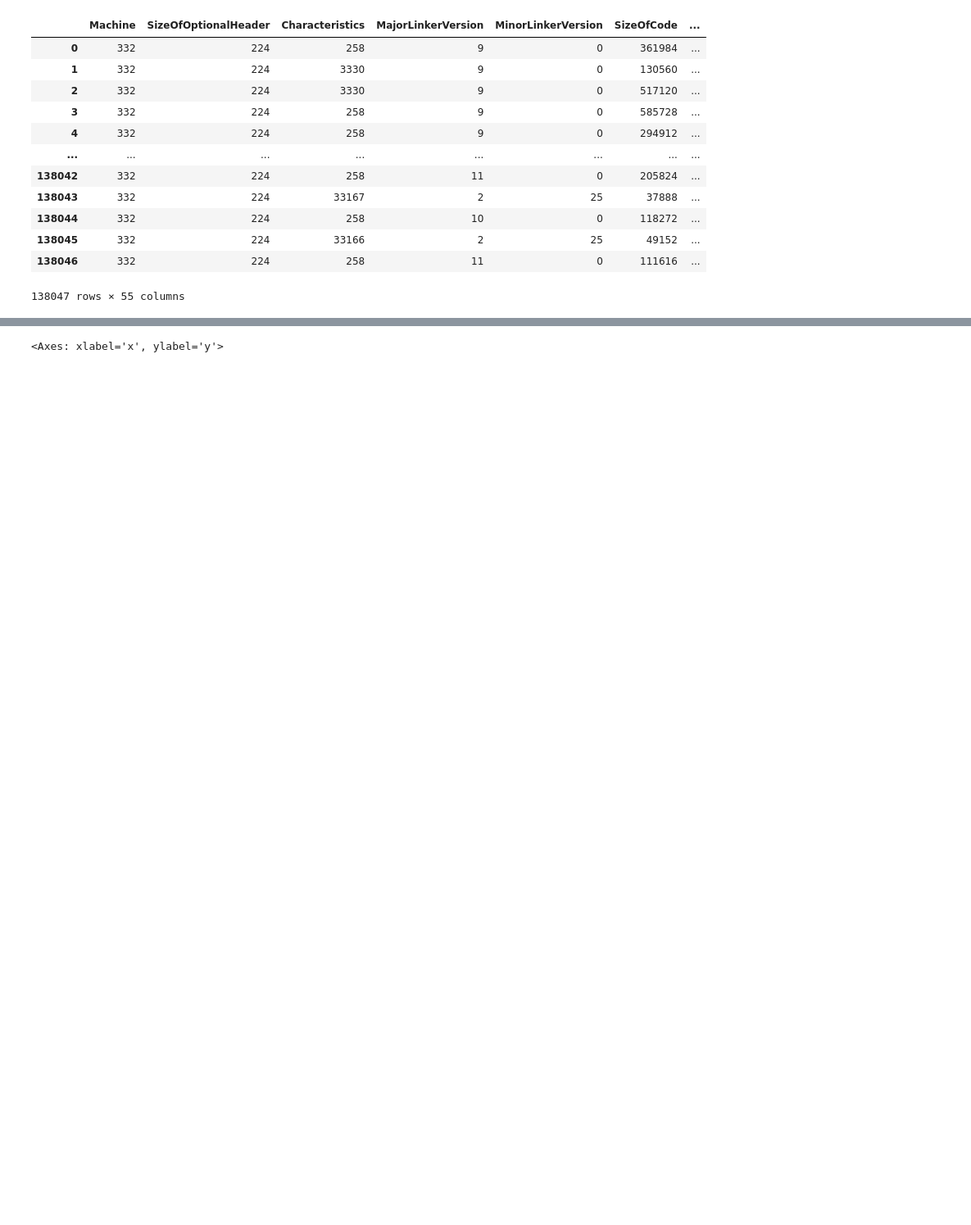
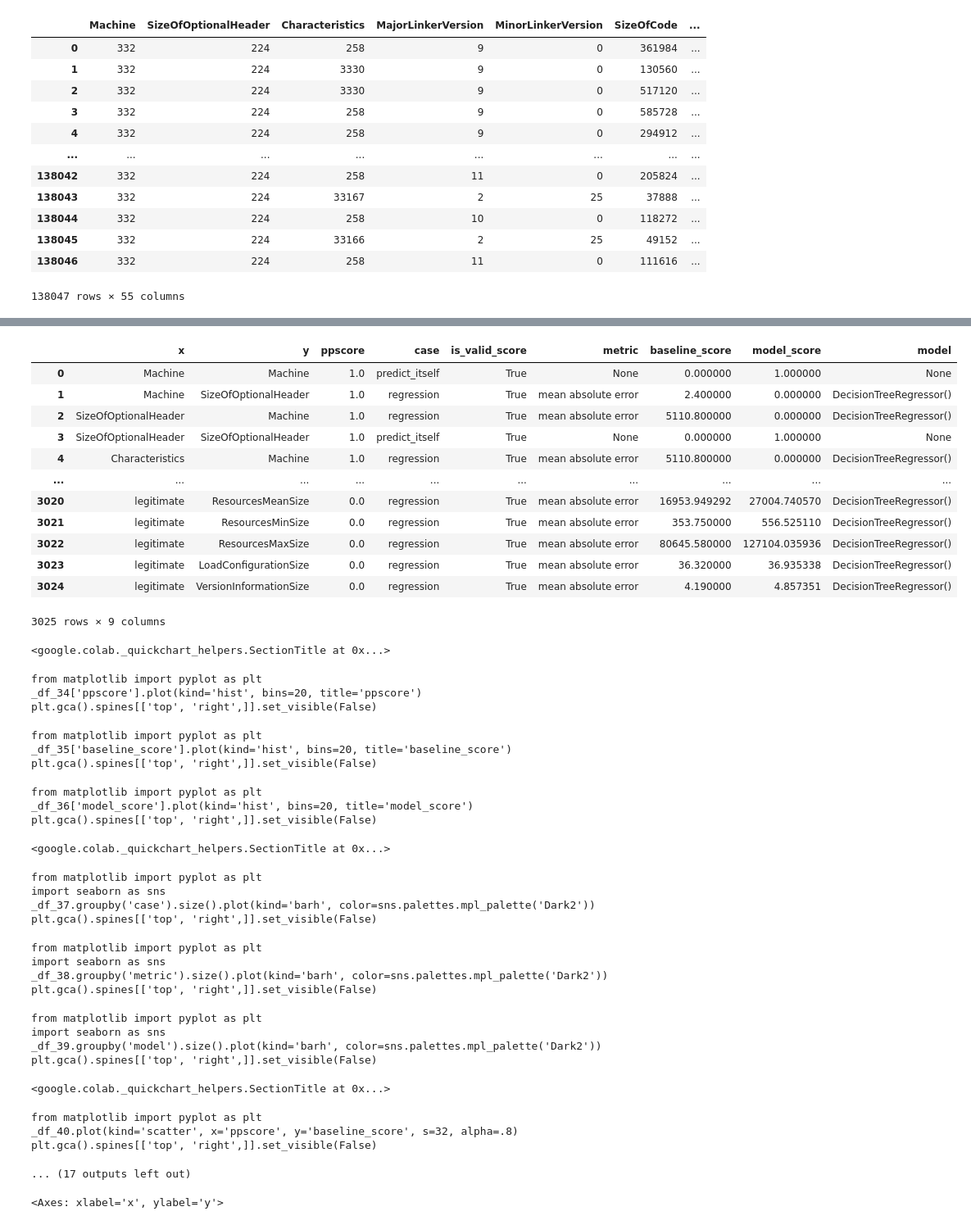
Before and after one commit to gsofianidou/test, a Jupyter notebook: PPS 2b.ipynb, the cells around one changed output, grey strips where cells are left out. Shown at 82% size. Saved outputs shown, nothing was run; the diff lists cells and outputs as text; code cells hidden in the pictures; blank space fills up the shorter version.

Commit message:
Δημιουργήθηκε με χρήση του Colab

```diff
--- a/PPS 2b.ipynb
+++ b/PPS 2b.ipynb
@@ -209 +246,46 @@ pps.matrix(dataset)
+# %%
+#υπολογισμός του πίνακα PPS μεταξύ όλων των στηλών
+pps.matrix(dataset, output="df", sorted=True, sample=100)
+# %% [output]
+|  | x | y | ppscore | case | is_valid_score | metric | baseline_score | model_score | model |
+| 0 | Machine | Machine | 1.0 | predict_itself | True | None | 0.000000 | 1.000000 | None |
+| 1 | Machine | SizeOfOptionalHeader | 1.0 | regression | True | mean absolute error | 2.400000 | 0.000000 | DecisionTreeRegressor() |
+| 2 | SizeOfOptionalHeader | Machine | 1.0 | regression | True | mean absolute error | 5110.800000 | 0.000000 | DecisionTreeRegressor() |
+| 3 | SizeOfOptionalHeader | SizeOfOptionalHeader | 1.0 | predict_itself | True | None | 0.000000 | 1.000000 | None |
+| 4 | Characteristics | Machine | 1.0 | regression | True | mean absolute error | 5110.800000 | 0.000000 | DecisionTreeRegressor() |
+| ... | ... | ... | ... | ... | ... | ... | ... | ... | ... |
+| 3020 | legitimate | ResourcesMeanSize | 0.0 | regression | True | mean absolute error | 16953.949292 | 27004.740570 | DecisionTreeRegressor() |
+| 3021 | legitimate | ResourcesMinSize | 0.0 | regression | True | mean absolute error | 353.750000 | 556.525110 | DecisionTreeRegressor() |
+| 3022 | legitimate | ResourcesMaxSize | 0.0 | regression | True | mean absolute error | 80645.580000 | 127104.035936 | DecisionTreeRegressor() |
+| 3023 | legitimate | LoadConfigurationSize | 0.0 | regression | True | mean absolute error | 36.320000 | 36.935338 | DecisionTreeRegressor() |
+| 3024 | legitimate | VersionInformationSize | 0.0 | regression | True | mean absolute error | 4.190000 | 4.857351 | DecisionTreeRegressor() |
+3025 rows × 9 columns
+<google.colab._quickchart_helpers.SectionTitle at 0x...>
+from matplotlib import pyplot as plt
+_df_34['ppscore'].plot(kind='hist', bins=20, title='ppscore')
+plt.gca().spines[['top', 'right',]].set_visible(False)
+from matplotlib import pyplot as plt
+_df_35['baseline_score'].plot(kind='hist', bins=20, title='baseline_score')
+plt.gca().spines[['top', 'right',]].set_visible(False)
+from matplotlib import pyplot as plt
+_df_36['model_score'].plot(kind='hist', bins=20, title='model_score')
+plt.gca().spines[['top', 'right',]].set_visible(False)
+<google.colab._quickchart_helpers.SectionTitle at 0x...>
+from matplotlib import pyplot as plt
+import seaborn as sns
+_df_37.groupby('case').size().plot(kind='barh', color=sns.palettes.mpl_palette('Dark2'))
+plt.gca().spines[['top', 'right',]].set_visible(False)
+from matplotlib import pyplot as plt
+import seaborn as sns
+_df_38.groupby('metric').size().plot(kind='barh', color=sns.palettes.mpl_palette('Dark2'))
+plt.gca().spines[['top', 'right',]].set_visible(False)
+from matplotlib import pyplot as plt
+import seaborn as sns
+_df_39.groupby('model').size().plot(kind='barh', color=sns.palettes.mpl_palette('Dark2'))
+plt.gca().spines[['top', 'right',]].set_visible(False)
+<google.colab._quickchart_helpers.SectionTitle at 0x...>
+from matplotlib import pyplot as plt
+_df_40.plot(kind='scatter', x='ppscore', y='baseline_score', s=32, alpha=.8)
+plt.gca().spines[['top', 'right',]].set_visible(False)
+... (17 outputs left out)
 # %%
```
Also changed, not shown: parts of 11 cells of this notebook.
